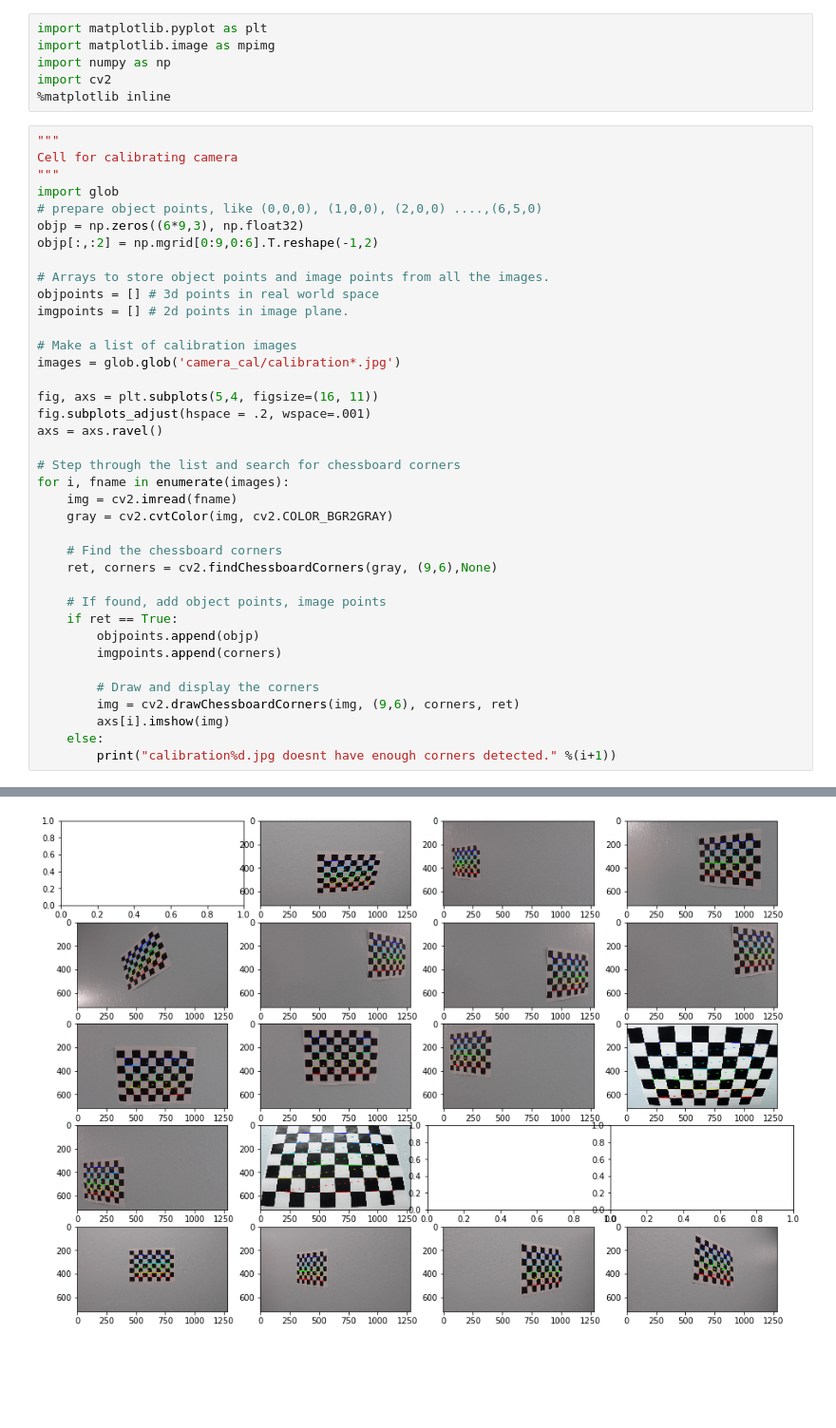
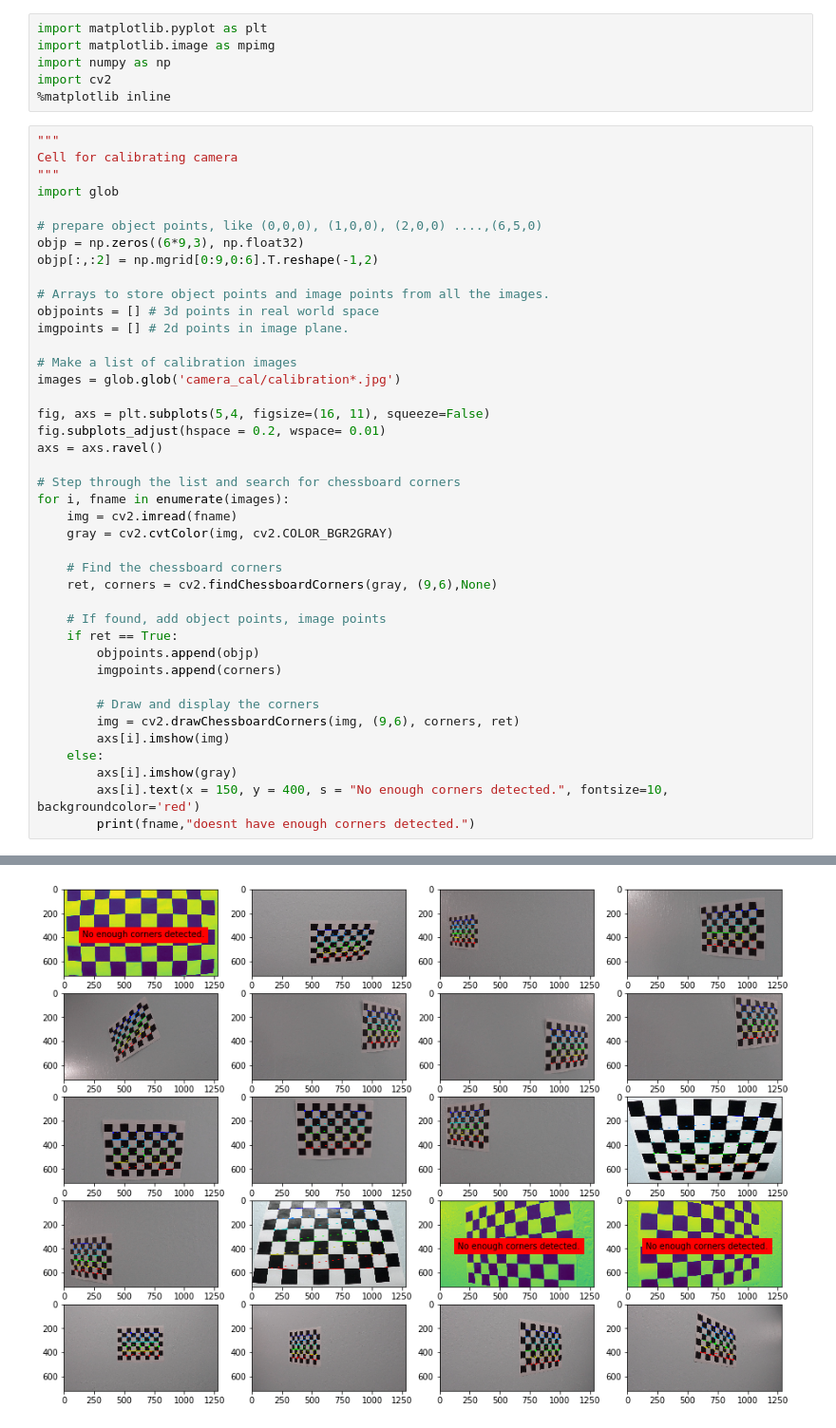
Before and after one commit to udacity/CarND-Advanced-Lane-Lines, a Jupyter notebook: P2.ipynb, the cells around one changed output, grey strips where cells are left out. Shown at 95% size. Drawn from its saved outputs; the diff is of its cells as text; blank space fills up the shorter version.

```diff
--- a/P2.ipynb
+++ b/P2.ipynb
@@ -9,6 +9,7 @@ import cv2
 Cell for calibrating camera
 """
 import glob
+
 # prepare object points, like (0,0,0), (1,0,0), (2,0,0) ....,(6,5,0)
 objp = np.zeros((6*9,3), np.float32)
 objp[:,:2] = np.mgrid[0:9,0:6].T.reshape(-1,2)
@@ -20,8 +21,8 @@ imgpoints = [] # 2d points in image plane.
 # Make a list of calibration images
 images = glob.glob('camera_cal/calibration*.jpg')
 
-fig, axs = plt.subplots(5,4, figsize=(16, 11))
-fig.subplots_adjust(hspace = .2, wspace=.001)
+fig, axs = plt.subplots(5,4, figsize=(16, 11), squeeze=False)
+fig.subplots_adjust(hspace = 0.2, wspace= 0.01)
 axs = axs.ravel()
 
 # Step through the list and search for chessboard corners
@@ -41,5 +42,7 @@ for i, fname in enumerate(images):
         img = cv2.drawChessboardCorners(img, (9,6), corners, ret)
         axs[i].imshow(img)
     else:
-        print("calibration%d.jpg doesnt have enough corners detected." %(i+1))
+        axs[i].imshow(gray)
+        axs[i].text(x = 150, y = 400, s = "No enough corners detected.", fontsize=10, backgroundcolor='red')
+        print(fname,"doesnt have enough corners detected.")
 # %% [output]
@@ -49 +52 @@ calibration16.jpg doesnt have enough corners detected.
-[figure, old version]
+[figure, new version]
```
Also changed, not shown: parts of 2 cells of this notebook.
